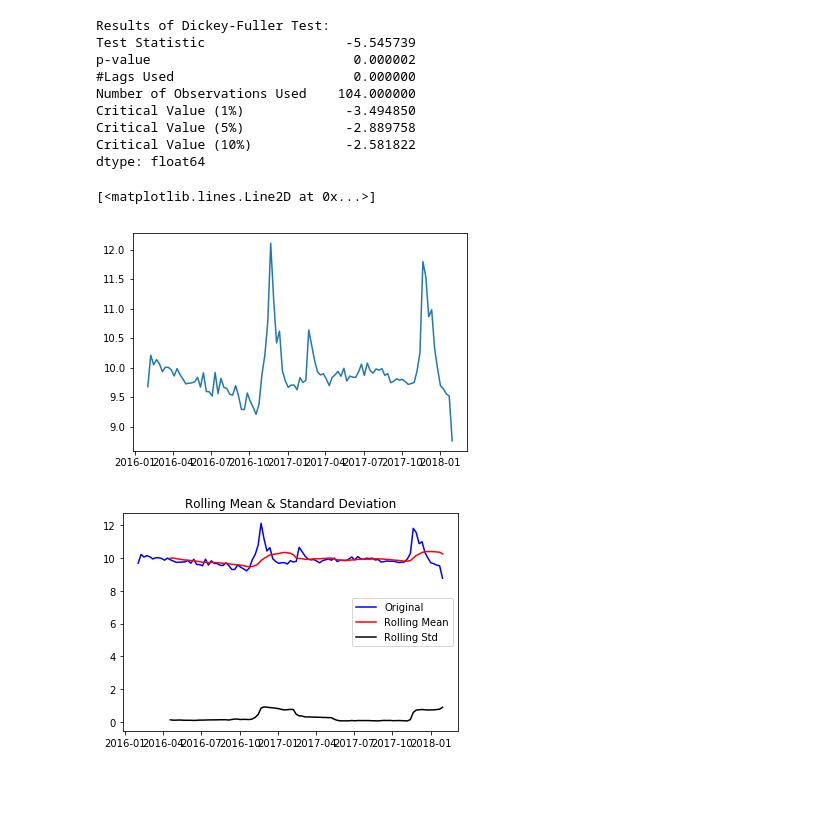
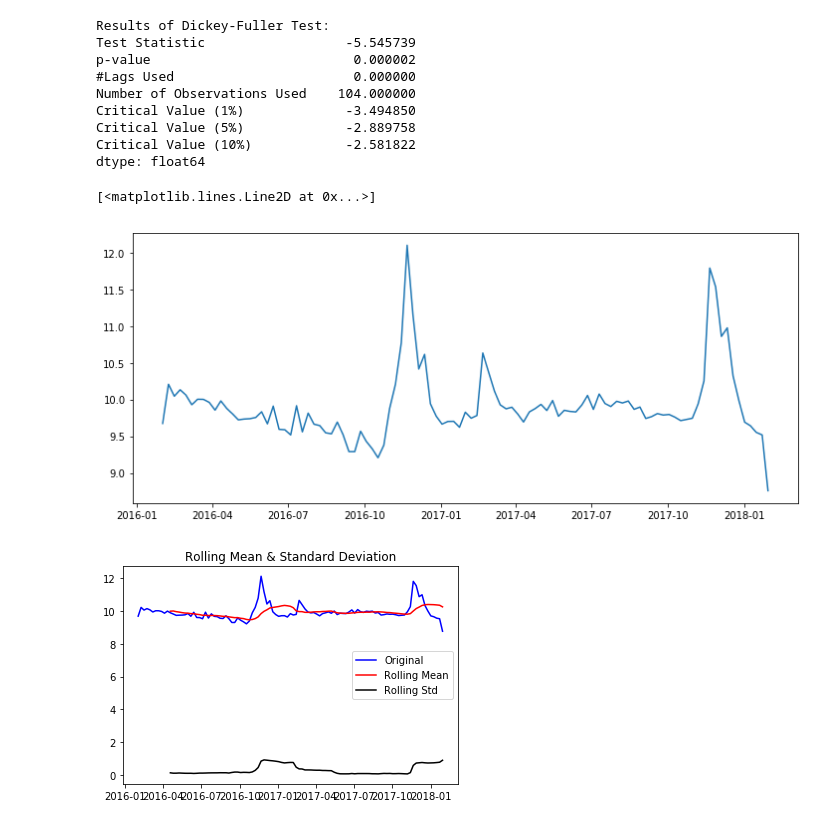
Before and after one commit to melodymassis/TS_Forecasting, a Jupyter notebook: index.ipynb, the cells around one changed output. Drawn from its saved outputs; the diff is of its cells as text; code cells hidden in the pictures; blank space fills up the shorter version.

```diff
--- a/index.ipynb
+++ b/index.ipynb
@@ -29,9 +29,9 @@ import pandas as pd
 import seaborn as sns
 from sklearn.ensemble import RandomForestRegressor
 from sklearn.model_selection import train_test_split
-from sklearn import linear_model
-from matplotlib.pylab import rcParams
-rcParams['figure.figsize'] = 15, 6
+# from sklearn import linear_model
+# from matplotlib.pylab import rcParams
+# rcParams['figure.figsize'] = 15, 6
 # %%
 #Import file containing weekly sales by item for 2 full consecutive years (2016 and 2017)
 csv = "cleandata.csv"
@@ -135,19 +133,19 @@ dtype: float64
 # %%
 # Making the time series stationary to be able to forecast it better, by removing seasonality and trend.
 # The usual procedure is to first filter out the trend and seasonal component
 # then fit the random component with a stationary time series model to
 # capture the correlation structure in the time series
 
 # First: use numpy's log function and see the trend in the time series
 
 #As we can see there is remarakble seasonality spikes in the fourth quarters (weeks 40-50) that
 # will need to be smoothed
-
+plt.figure(figsize=(12,5))
 ts_log = np.log(ts)
 plt.plot(ts_log)
 # %% [output]
 [<matplotlib.lines.Line2D at 0x...>]
-[figure, old version]
+[figure, new version]
 # %%
 test_stationarity(ts_log)
 # %% [output]
```
Also changed, not shown: parts of 15 cells of this notebook, 1 other file.
